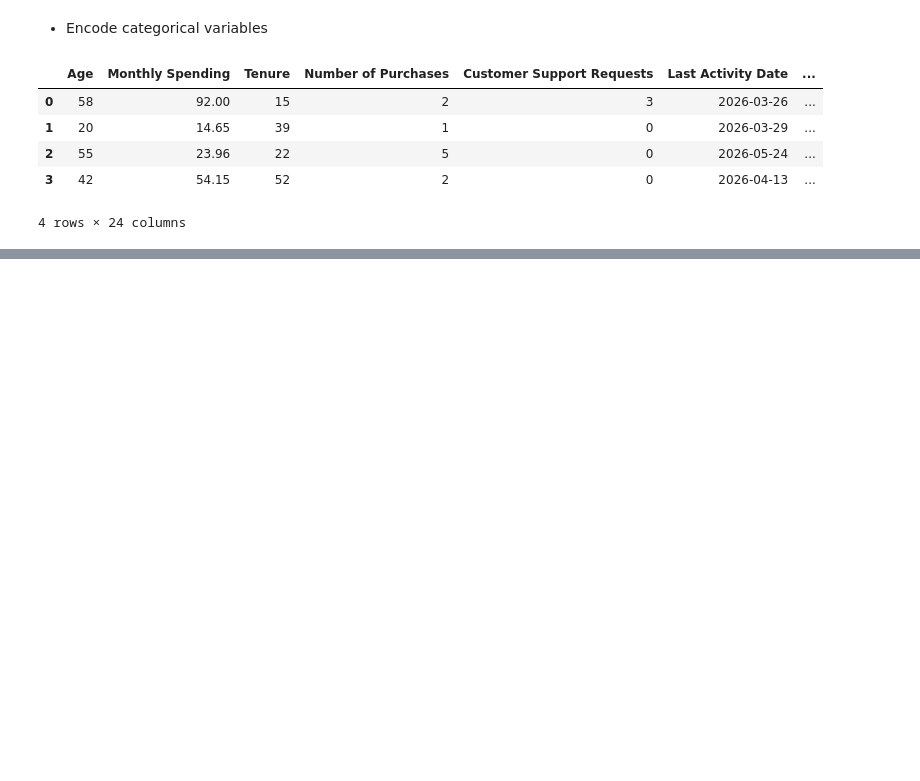
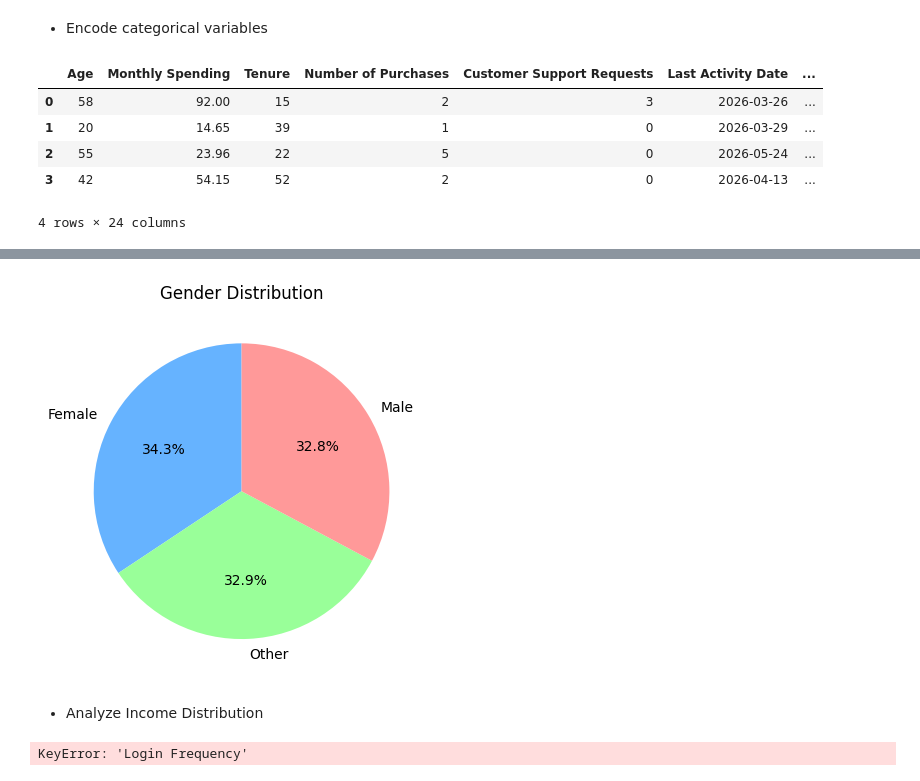
Before and after one commit to mudasir1144/Customer-Churn-Prediction-System, a Jupyter notebook: index.ipynb, the cells around one changed output, grey strips where cells are left out. Cells and saved outputs as stored; diff of their text form; code cells hidden in the pictures; blank space fills up the shorter version.

```diff
--- a/index.ipynb
+++ b/index.ipynb
@@ -102,0 +148,19 @@ ValueError: Found input variables with inconsistent numbers of samples: [1498, 1
+# %%
+gender_counts = categorical_col['Gender'].value_counts()
+# %%
+plt.pie(
+    gender_counts.values,
+    labels=gender_counts.index,
+    autopct='%1.1f%%',
+    startangle=90,
+    colors=['#66b3ff', '#99ff99', '#ff9999']  )
+plt.title("Gender Distribution")
+plt.show()
+# %% [output]
+[figure, added]
+# %% [markdown]
+- Analyze Income Distribution
+# %%
+login_counts = categorical_col['Login Frequency'].value_counts()
+# %% [output]
+KeyError: 'Login Frequency'
```
Also changed, not shown: parts of 9 cells of this notebook.
